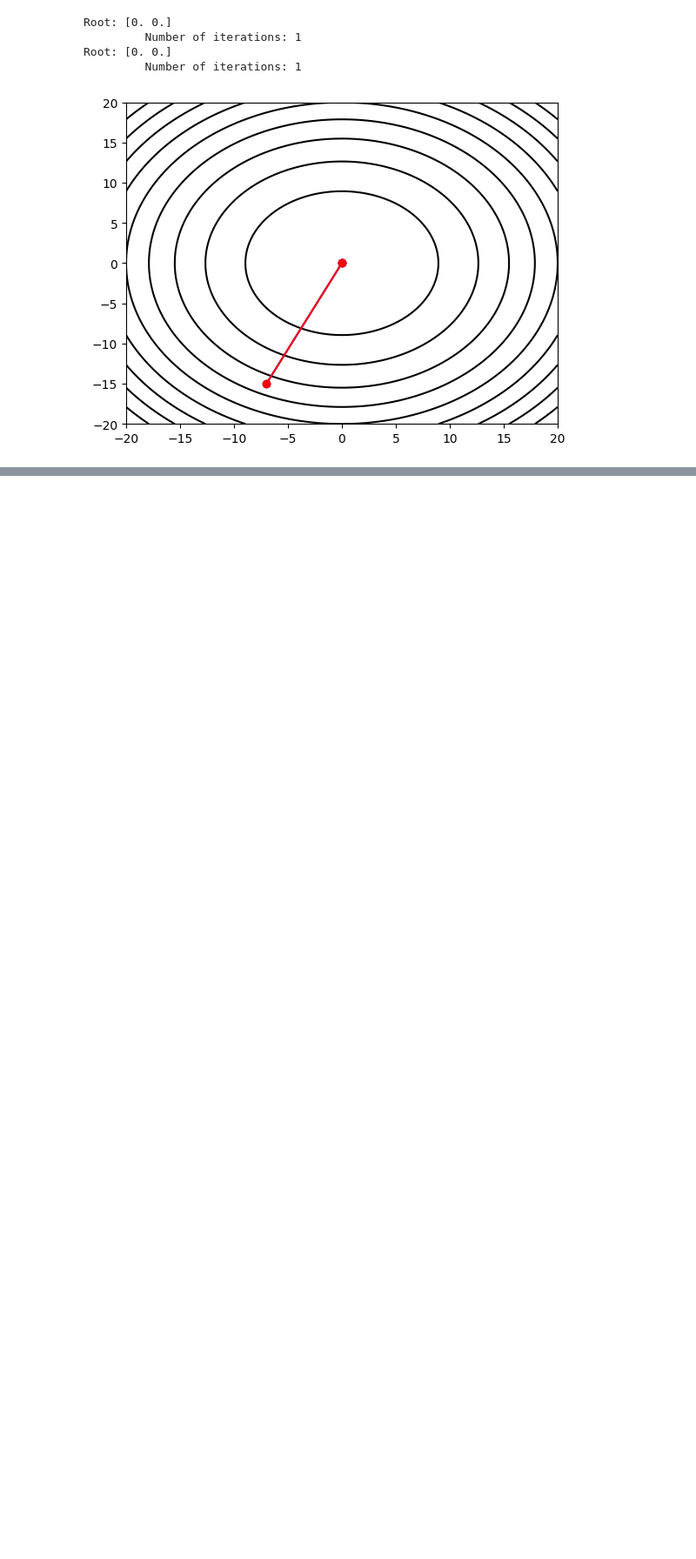
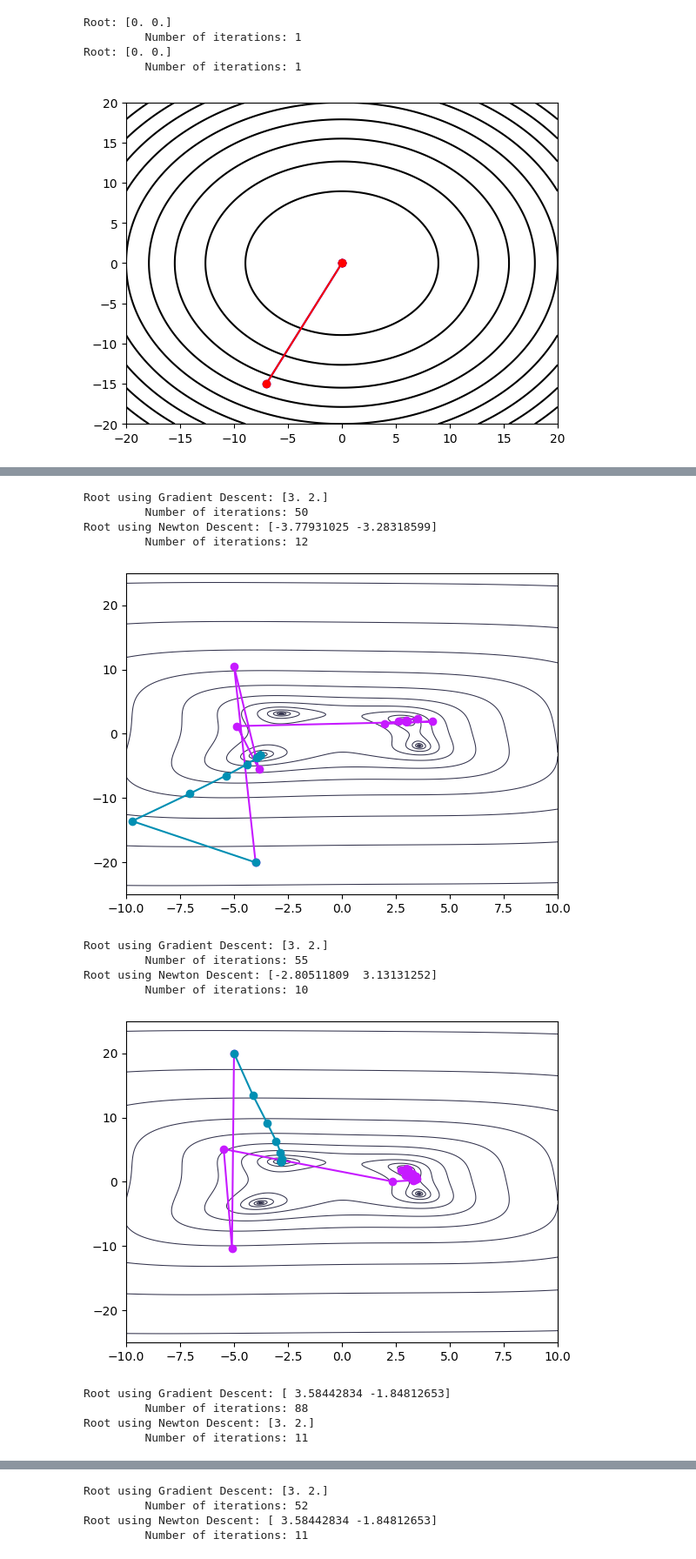
Before and after one commit to cmaddry/APPM-4600, a Jupyter notebook: Final Project/Code/finalProject.ipynb, the cells around one changed output, grey strips where cells are left out. Shown at 87% size. Saved outputs shown, nothing was run; the diff lists cells and outputs as text; code cells hidden in the pictures; blank space fills up the shorter version.

```diff
--- a/Final Project/Code/finalProject.ipynb
+++ b/Final Project/Code/finalProject.ipynb
@@ -286,0 +205,68 @@ Root: [ 3.58442834 -1.84812653]
+# %%
+# Initial conditions and parameters
+a = 10; b = 25;
+
+# Grid for plotting the function
+x = np.linspace(-10, a, 1000)
+y = np.linspace(-b, b, 1000)
+X, Y = np.meshgrid(x, y)
+
+evalPoints = [X, Y]
+
+plt.contour(X, Y, Himmelblau(evalPoints),
+            levels=np.logspace(-20, 6, 50),
+            colors='#33334d',
+            linewidths=0.75,
+            zorder=0)
+
+x0 = [-4, -20];
+PlotHimmelblau(x0);
+plt.show()
+
+plt.contour(X, Y, Himmelblau(evalPoints),
+            levels=np.logspace(-20, 6, 50),
+            colors='#33334d',
+            linewidths=0.75,
+            zorder=0)
+
+x0 = [-5, 20]
+PlotHimmelblau(x0);
+plt.show()
+
+plt.contour(X, Y, Himmelblau(evalPoints),
+            levels=np.logspace(-20, 6, 50),
+            colors='#33334d',
+            linewidths=0.75,
+            zorder=0)
+
+x0 = [7, 20];
+PlotHimmelblau(x0);
+plt.show()
+
+plt.contour(X, Y, Himmelblau(evalPoints),
+            levels=np.logspace(-20, 6, 50),
+            colors='#33334d',
+            linewidths=0.75,
+            zorder=0)
+
+x0 = [7, -20];
+PlotHimmelblau(x0);
+plt.show()
+
+# plt.legend(); plt.title("Himmelblau's function. Root located at"); plt.xlabel("x"); plt.ylabel("y")
+# plt.show()
+# %% [output]
+Root using Gradient Descent: [3. 2.]
+         Number of iterations: 50
+Root using Newton Descent: [-3.77931025 -3.28318599]
+         Number of iterations: 12
+[figure, added]
+Root using Gradient Descent: [3. 2.]
+         Number of iterations: 55
+Root using Newton Descent: [-2.80511809  3.13131252]
+         Number of iterations: 10
+[figure, added]
+Root using Gradient Descent: [ 3.58442834 -1.84812653]
+         Number of iterations: 88
+Root using Newton Descent: [3. 2.]
+         Number of iterations: 11
@@ -286,0 +274,4 @@ Root: [ 3.58442834 -1.84812653]
+Root using Gradient Descent: [3. 2.]
+         Number of iterations: 52
+Root using Newton Descent: [ 3.58442834 -1.84812653]
+         Number of iterations: 11
```
Also changed, not shown: parts of 7 cells of this notebook, 10 other files.
